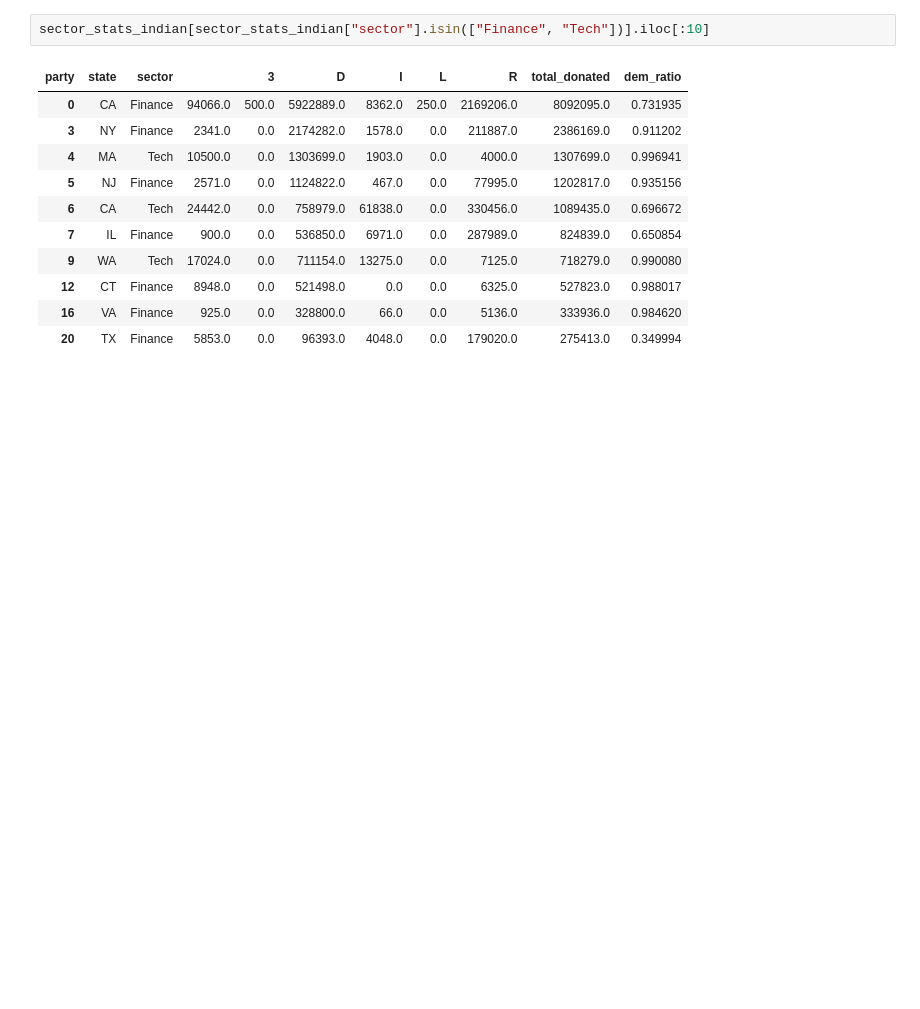
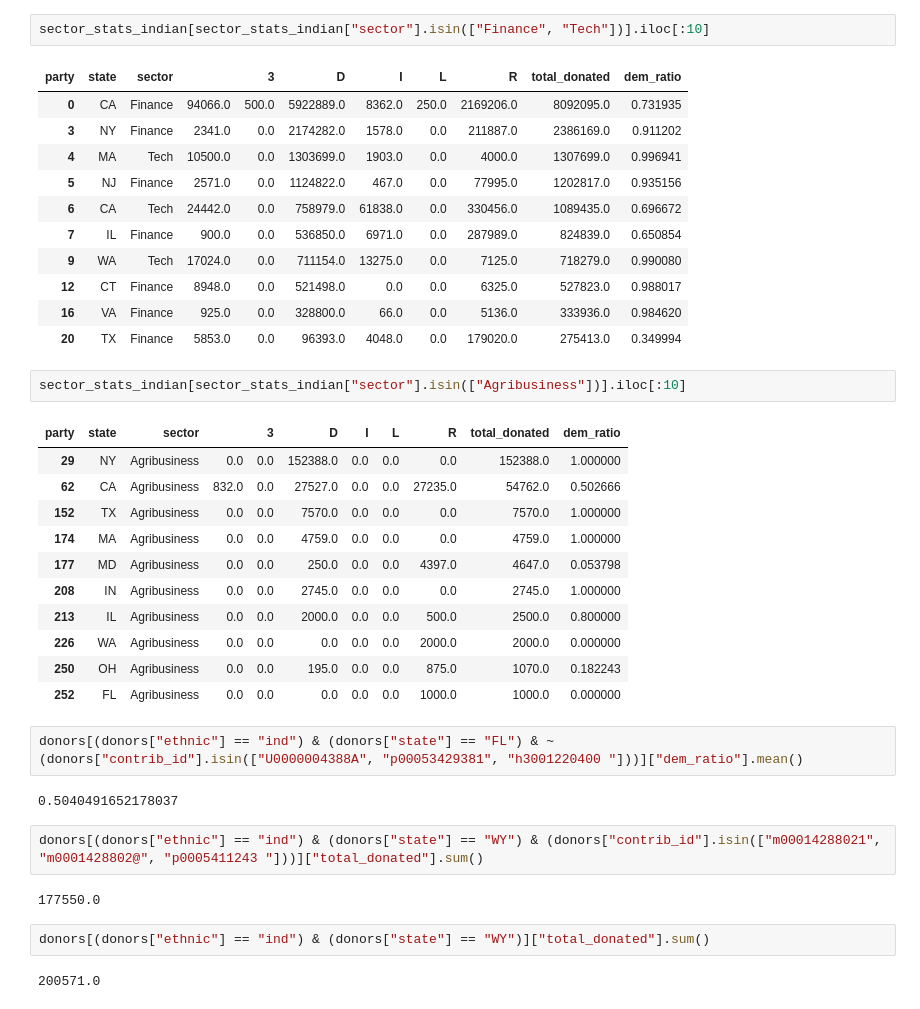
Before and after one commit to kkkarnav/indianamericancontributions, a Jupyter notebook: donors_recip.ipynb, the cells around one changed output. Drawn from its saved outputs; the diff is of its cells as text; blank space fills up the shorter version.

```diff
--- a/donors_recip.ipynb
+++ b/donors_recip.ipynb
@@ -678,3 +688,29 @@ sector_stats_indian[sector_stats_indian["sector"].isin(["Finance", "Tech"])].ilo
 | 12 | CT | Finance | 8948.0 | 0.0 | 521498.0 | 0.0 | 0.0 | 6325.0 | 527823.0 | 0.988017 |
 | 16 | VA | Finance | 925.0 | 0.0 | 328800.0 | 66.0 | 0.0 | 5136.0 | 333936.0 | 0.984620 |
 | 20 | TX | Finance | 5853.0 | 0.0 | 96393.0 | 4048.0 | 0.0 | 179020.0 | 275413.0 | 0.349994 |
+# %%
+sector_stats_indian[sector_stats_indian["sector"].isin(["Agribusiness"])].iloc[:10]
+# %% [output]
+| party | state | sector |  | 3 | D | I | L | R | total_donated | dem_ratio |
+| 29 | NY | Agribusiness | 0.0 | 0.0 | 152388.0 | 0.0 | 0.0 | 0.0 | 152388.0 | 1.000000 |
+| 62 | CA | Agribusiness | 832.0 | 0.0 | 27527.0 | 0.0 | 0.0 | 27235.0 | 54762.0 | 0.502666 |
+| 152 | TX | Agribusiness | 0.0 | 0.0 | 7570.0 | 0.0 | 0.0 | 0.0 | 7570.0 | 1.000000 |
+| 174 | MA | Agribusiness | 0.0 | 0.0 | 4759.0 | 0.0 | 0.0 | 0.0 | 4759.0 | 1.000000 |
+| 177 | MD | Agribusiness | 0.0 | 0.0 | 250.0 | 0.0 | 0.0 | 4397.0 | 4647.0 | 0.053798 |
+| 208 | IN | Agribusiness | 0.0 | 0.0 | 2745.0 | 0.0 | 0.0 | 0.0 | 2745.0 | 1.000000 |
+| 213 | IL | Agribusiness | 0.0 | 0.0 | 2000.0 | 0.0 | 0.0 | 500.0 | 2500.0 | 0.800000 |
+| 226 | WA | Agribusiness | 0.0 | 0.0 | 0.0 | 0.0 | 0.0 | 2000.0 | 2000.0 | 0.000000 |
+| 250 | OH | Agribusiness | 0.0 | 0.0 | 195.0 | 0.0 | 0.0 | 875.0 | 1070.0 | 0.182243 |
+| 252 | FL | Agribusiness | 0.0 | 0.0 | 0.0 | 0.0 | 0.0 | 1000.0 | 1000.0 | 0.000000 |
+# %%
+donors[(donors["ethnic"] == "ind") & (donors["state"] == "FL") & ~(donors["contrib_id"].isin(["U0000004388A", "p00053429381", "h3001220400 "]))]["dem_ratio"].mean()
+# %% [output]
+0.5040491652178037
+# %%
+donors[(donors["ethnic"] == "ind") & (donors["state"] == "WY") & (donors["contrib_id"].isin(["m00014288021", "m0001428802@", "p0005411243 "]))]["total_donated"].sum()
+# %% [output]
+177550.0
+# %%
+donors[(donors["ethnic"] == "ind") & (donors["state"] == "WY")]["total_donated"].sum()
+# %% [output]
+200571.0
```
Also changed, not shown: parts of 7 cells of this notebook, 5 other files.
